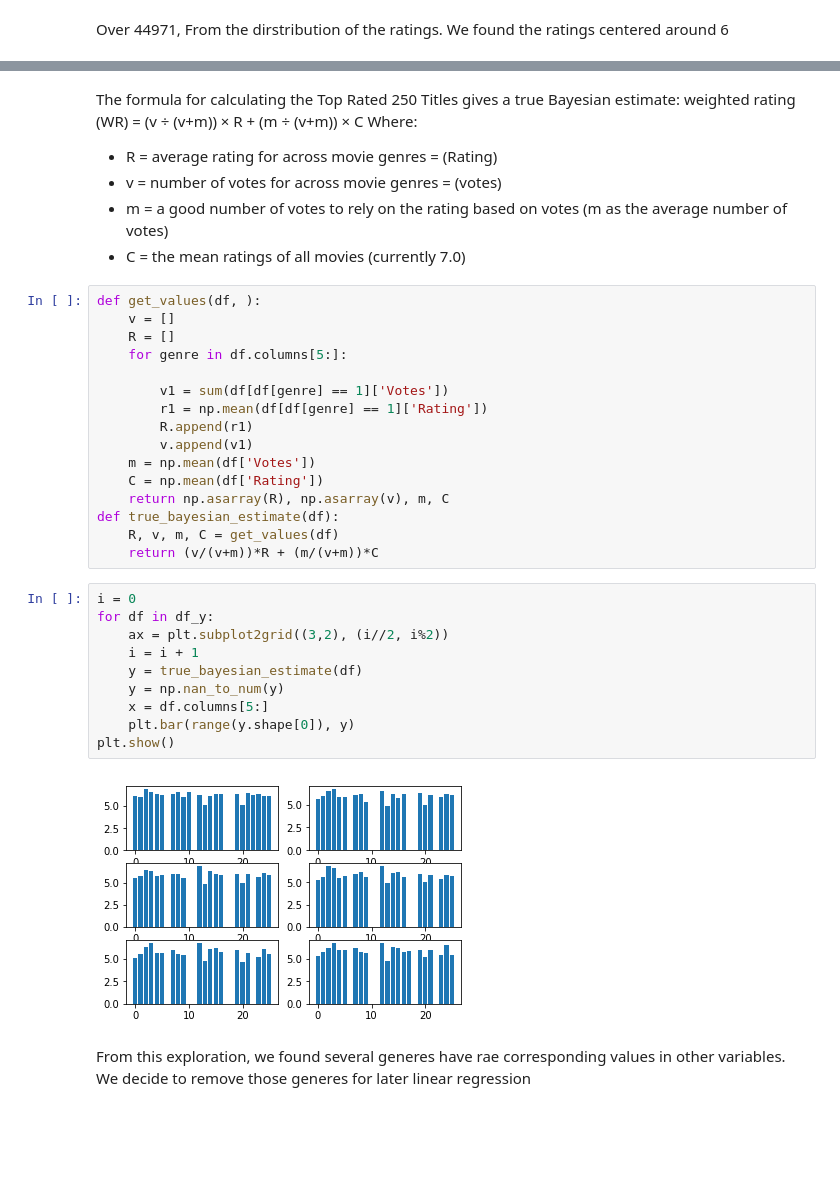
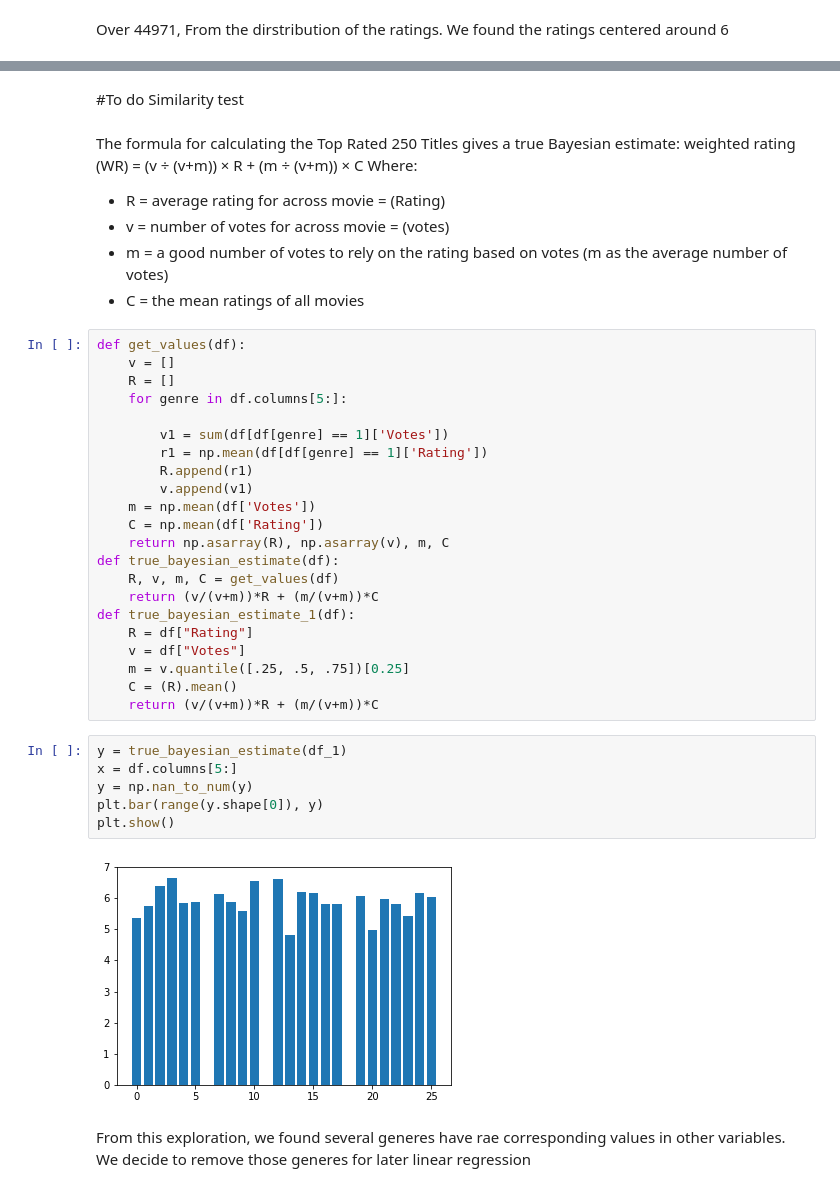
Before and after one commit to euyniy/Practical-Data-Science-Project, a Jupyter notebook: load_data.ipynb, the cells around one changed output, grey strips where cells are left out. Drawn from its saved outputs; the diff is of its cells as text; blank space fills up the shorter version.

Commit message:
plots

```diff
--- a/load_data.ipynb
+++ b/load_data.ipynb
@@ -60,16 +60,18 @@ for col in df_y:
 plt.show()
 # %% [output]
 [figure]
+# %% [markdown]
+#To do Similarity test
 # %% [markdown]
 The formula for calculating the Top Rated 250 Titles gives a true Bayesian estimate:
 weighted rating (WR) = (v ÷ (v+m)) × R + (m ÷ (v+m)) × C
 Where:
- - R = average rating for across movie genres = (Rating)
- - v = number of votes for across movie genres = (votes)
+ - R = average rating for across movie = (Rating)
+ - v = number of votes for across movie = (votes)
  - m = a good number of votes to rely on the rating based on votes (m as the average number of votes)
- - C = the mean ratings of all movies (currently 7.0)
+ - C = the mean ratings of all movies
 # %%
-def get_values(df, ):
+def get_values(df):
     v = []
     R = []
     for genre in df.columns[5:]:
@@ -84,18 +86,20 @@ def get_values(df, ):
 def true_bayesian_estimate(df):
     R, v, m, C = get_values(df)
     return (v/(v+m))*R + (m/(v+m))*C
+def true_bayesian_estimate_1(df):
+    R = df["Rating"]
+    v = df["Votes"]
+    m = v.quantile([.25, .5, .75])[0.25]
+    C = (R).mean()
+    return (v/(v+m))*R + (m/(v+m))*C
 # %%
-i = 0
-for df in df_y:
-    ax = plt.subplot2grid((3,2), (i//2, i%2))
-    i = i + 1
-    y = true_bayesian_estimate(df)
-    y = np.nan_to_num(y)
-    x = df.columns[5:]
-    plt.bar(range(y.shape[0]), y)
+y = true_bayesian_estimate(df_1)
+x = df.columns[5:]
+y = np.nan_to_num(y)
+plt.bar(range(y.shape[0]), y)
 plt.show()
 # %% [output]
-[figure, old version]
+[figure, new version]
 # %% [markdown]
 From this exploration, we found several generes have rae corresponding values in other variables. We decide to remove those generes for later linear regression
 # %%
```
Also changed, not shown: parts of 13 cells of this notebook.
